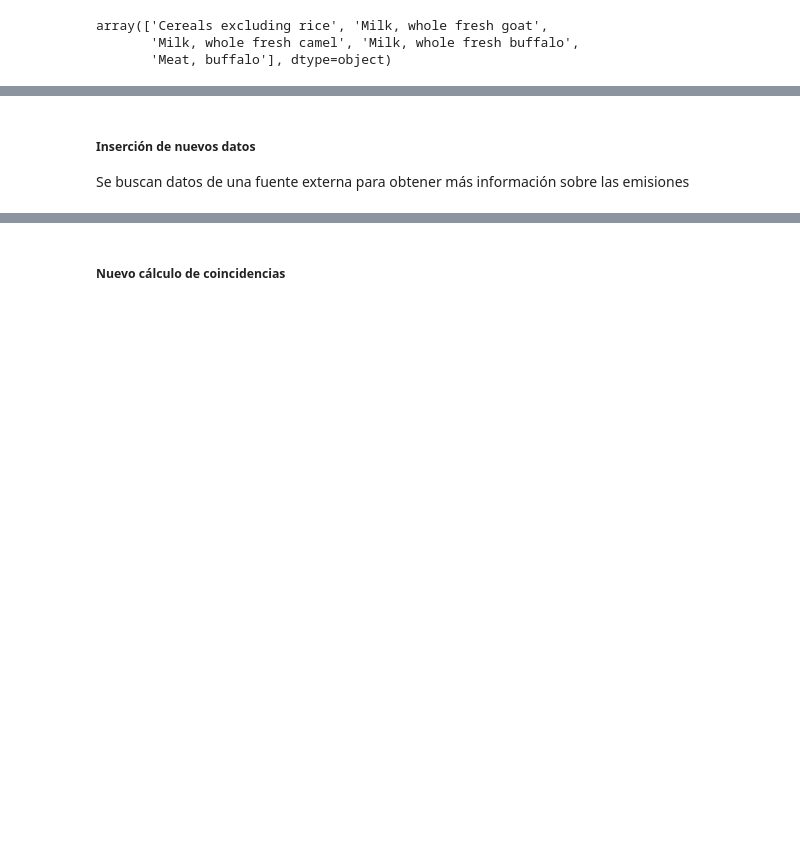
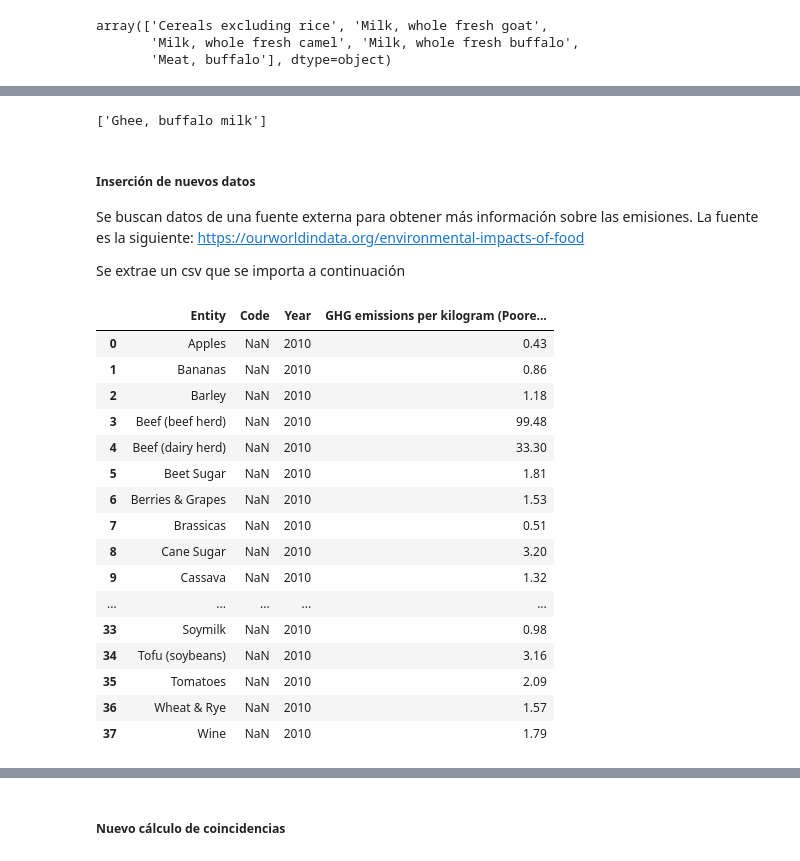
Before and after one commit to Rodrixx05/fao-project, a Jupyter notebook: notebook_fao_analysis.ipynb, the cells around one changed output, grey strips where cells are left out. Drawn from its saved outputs; the diff is of its cells as text; code cells hidden in the pictures; blank space fills up the shorter version.

Commit message:
Se importa i formatea correctamente el dataset de food-footprints

```diff
--- a/notebook_fao_analysis.ipynb
+++ b/notebook_fao_analysis.ipynb
@@ -1550,4 +1577,34 @@ emissions_df_format.loc[idx_cereals, 'Item'] = 'Cereals excluding rice'
+# %%
+# Se buscan alimentos buffalo coincidentes con los que no son comunes entre emissions y sua & trade
+contiene_alimento('buffalo')
+# No se encuentran similitudes suficientes
+# %% [output]
+['Ghee, buffalo milk']
 # %% [markdown]
 ##### Inserción de nuevos datos
 
-Se buscan datos de una fuente externa para obtener más información sobre las emisiones
+Se buscan datos de una fuente externa para obtener más información sobre las emisiones. La fuente es la siguiente:
+https://ourworldindata.org/environmental-impacts-of-food
+
+Se extrae un csv que se importa a continuación
+# %%
+food_footprints = pd.read_csv('food-footprints.csv')
+food_footprints
+# %% [output]
+|  | Entity | Code | Year | GHG emissions per kilogram (Poore... |
+| 0 | Apples | NaN | 2010 | 0.43 |
+| 1 | Bananas | NaN | 2010 | 0.86 |
+| 2 | Barley | NaN | 2010 | 1.18 |
+| 3 | Beef (beef herd) | NaN | 2010 | 99.48 |
+| 4 | Beef (dairy herd) | NaN | 2010 | 33.30 |
+| 5 | Beet Sugar | NaN | 2010 | 1.81 |
+| 6 | Berries & Grapes | NaN | 2010 | 1.53 |
+| 7 | Brassicas | NaN | 2010 | 0.51 |
+| 8 | Cane Sugar | NaN | 2010 | 3.20 |
+| 9 | Cassava | NaN | 2010 | 1.32 |
+| ... | ... | ... | ... | ... |
+| 33 | Soymilk | NaN | 2010 | 0.98 |
+| 34 | Tofu (soybeans) | NaN | 2010 | 3.16 |
+| 35 | Tomatoes | NaN | 2010 | 2.09 |
+| 36 | Wheat & Rye | NaN | 2010 | 1.57 |
+| 37 | Wine | NaN | 2010 | 1.79 |
```
Also changed, not shown: parts of 9 cells of this notebook.
